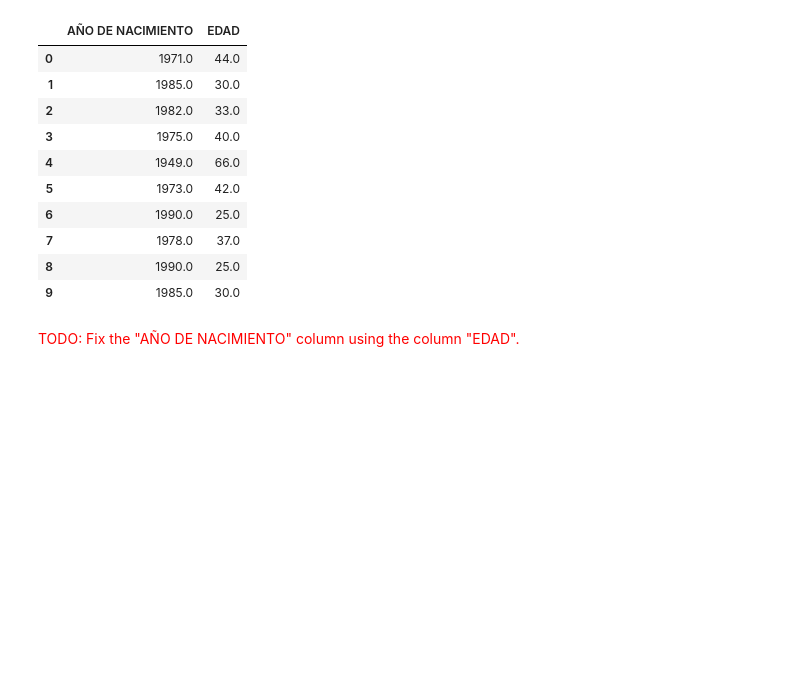
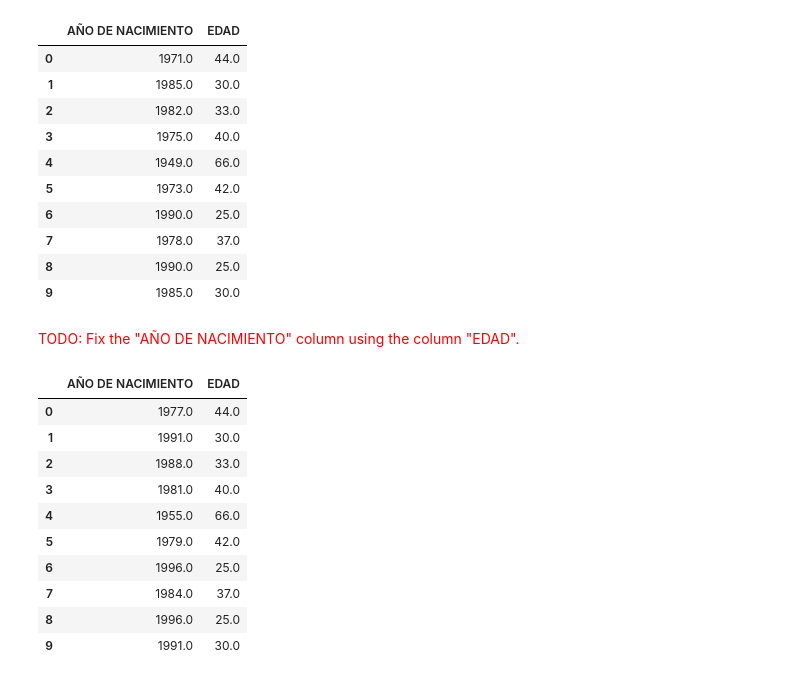
Before and after one commit to luisgarcial0529/Bono, a Jupyter notebook: data-quality-tutorial.ipynb, the cells around one changed output. Drawn from its saved outputs; the diff is of its cells as text; code cells hidden in the pictures; blank space fills up the shorter version.

```diff
--- a/data-quality-tutorial.ipynb
+++ b/data-quality-tutorial.ipynb
@@ -435,5 +435,23 @@ homicides_df[["AÑO DE NACIMIENTO", "EDAD"]].head(10)
 | 9 | 1985.0 | 30.0 |
 # %% [markdown]
 <span style="color:red">TODO: Fix the "AÑO DE NACIMIENTO" column using the column "EDAD".</span>
+# %%
+#Dado que es una base de datos de homicidios y no tengo la fecha del homicidio, asumiré que la fecha del registro equivale a la fecha del homicidio
+
+#Extraigo la fecha del homicidio y le resto la edad.
+
+homicides_df["AÑO DE NACIMIENTO"]=homicides_df["FECHA"].dt.year-homicides_df["EDAD"]
 # %%
-homicides_df["AÑO DE NACIMIENTO"]=2022-homicides_df["EDAD"]
+homicides_df[["AÑO DE NACIMIENTO", "EDAD"]].head(10)
+# %% [output]
+|  | AÑO DE NACIMIENTO | EDAD |
+| 0 | 1977.0 | 44.0 |
+| 1 | 1991.0 | 30.0 |
+| 2 | 1988.0 | 33.0 |
+| 3 | 1981.0 | 40.0 |
+| 4 | 1955.0 | 66.0 |
+| 5 | 1979.0 | 42.0 |
+| 6 | 1996.0 | 25.0 |
+| 7 | 1984.0 | 37.0 |
+| 8 | 1996.0 | 25.0 |
+| 9 | 1991.0 | 30.0 |
```
Also changed, not shown: parts of 1 cell of this notebook.
